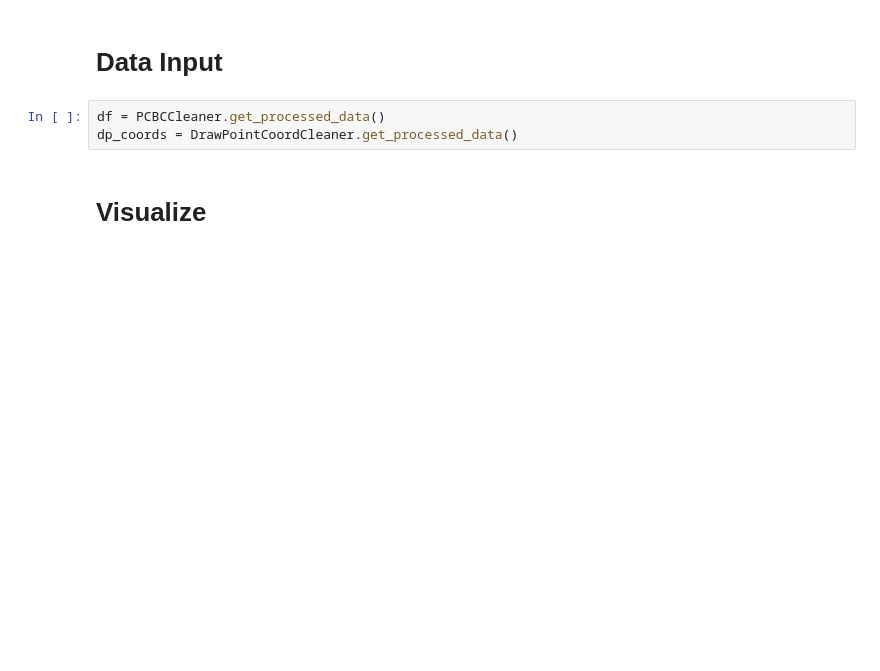
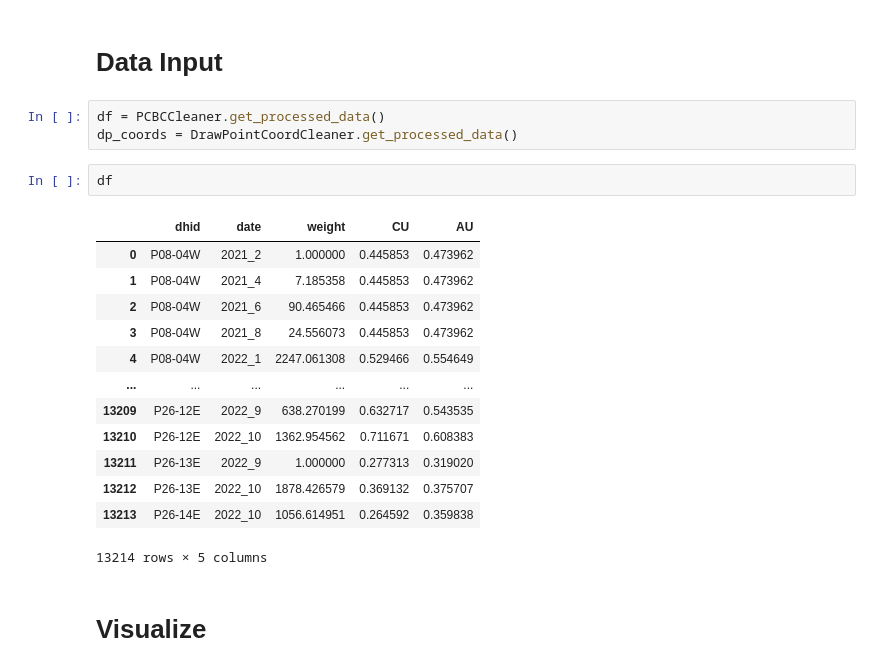
Before and after one commit to jouytrew/masters_pfti, a Jupyter notebook: notebooks/draw_tons_visualized.ipynb, the cells around one changed output. Saved outputs shown, nothing was run; the diff lists cells and outputs as text; blank space fills up the shorter version.

```diff
--- a/notebooks/draw_tons_visualized.ipynb
+++ b/notebooks/draw_tons_visualized.ipynb
@@ -26,6 +26,22 @@ SAVE = True
 # %%
 df = PCBCCleaner.get_processed_data()
 dp_coords = DrawPointCoordCleaner.get_processed_data()
+# %%
+df
+# %% [output]
+|  | dhid | date | weight | CU | AU |
+| 0 | P08-04W | 2021_2 | 1.000000 | 0.445853 | 0.473962 |
+| 1 | P08-04W | 2021_4 | 7.185358 | 0.445853 | 0.473962 |
+| 2 | P08-04W | 2021_6 | 90.465466 | 0.445853 | 0.473962 |
+| 3 | P08-04W | 2021_8 | 24.556073 | 0.445853 | 0.473962 |
+| 4 | P08-04W | 2022_1 | 2247.061308 | 0.529466 | 0.554649 |
+| ... | ... | ... | ... | ... | ... |
+| 13209 | P26-12E | 2022_9 | 638.270199 | 0.632717 | 0.543535 |
+| 13210 | P26-12E | 2022_10 | 1362.954562 | 0.711671 | 0.608383 |
+| 13211 | P26-13E | 2022_9 | 1.000000 | 0.277313 | 0.319020 |
+| 13212 | P26-13E | 2022_10 | 1878.426579 | 0.369132 | 0.375707 |
+| 13213 | P26-14E | 2022_10 | 1056.614951 | 0.264592 | 0.359838 |
+13214 rows × 5 columns
 # %% [markdown]
 # Visualize
 # %%
```
Also changed, not shown: parts of 3 cells of this notebook, 6 other files.
